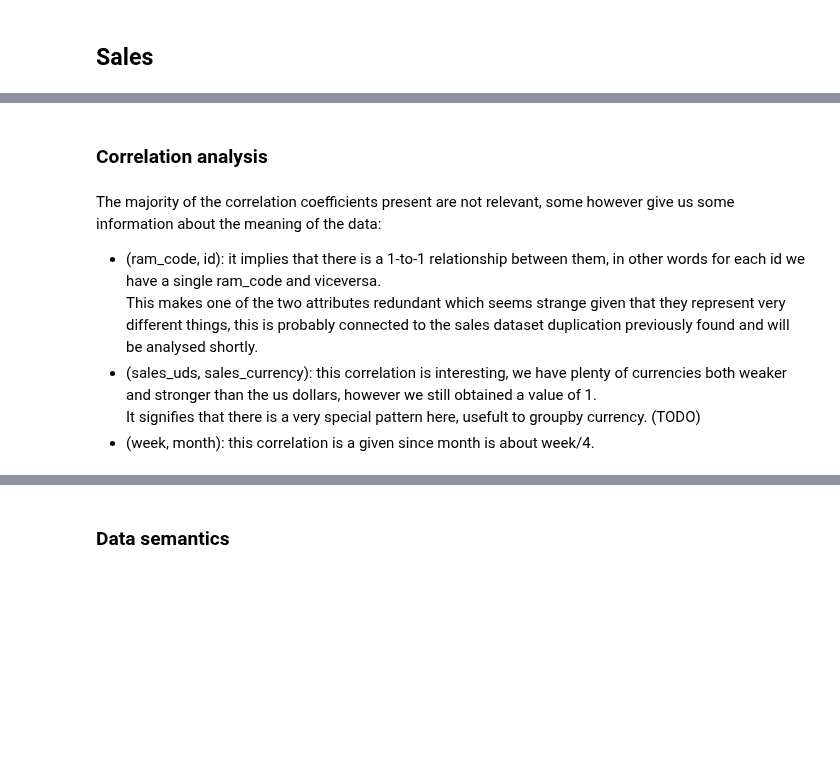
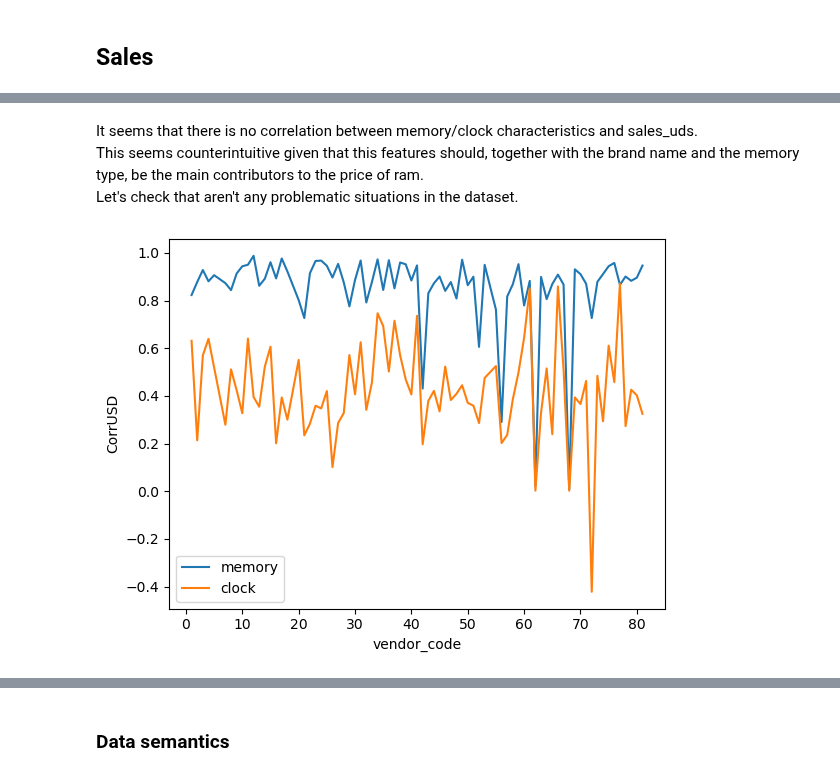
Before and after one commit to adettori/Data-Mining-DM-2020-project, a Jupyter notebook: dm2020-2-task1.ipynb, the cells around one changed output, grey strips where cells are left out. Saved outputs shown, nothing was run; the diff lists cells and outputs as text; code cells hidden in the pictures; blank space fills up the shorter version.

```diff
--- a/dm2020-2-task1.ipynb
+++ b/dm2020-2-task1.ipynb
@@ -203,2 +390,0 @@ Removing the outliers should solve the issue.
-# %% [markdown]
-### Correlation analysis
@@ -211,7 +391,10 @@ plt.show()
-# %% [markdown]
-The majority of the correlation coefficients present are not relevant, some however give us some information about the meaning of the data:
-- (ram_code, id): it implies that there is a 1-to-1 relationship between them, in other words for each id we have a single ram_code and viceversa.
-    This makes one of the two attributes redundant which seems strange given that they represent very different things, this is probably connected to the sales dataset duplication previously found and will be analysed shortly.
-- (sales_uds, sales_currency): this correlation is interesting, we have plenty of currencies both weaker and stronger than the us dollars, however we still obtained a value of 1.
-    It signifies that there is a very special pattern here, usefult to groupby currency. (TODO)
-- (week, month): this correlation is a given since month is about week/4.
+# %% [markdown]
+It seems that there is no correlation between memory/clock characteristics and sales_uds.
+This seems counterintuitive given that this features should, together with the brand name and the memory type, be the main contributors to the price of ram.
+Let's check that aren't any problematic situations in the dataset.
+# %%
+df_sales_merged.groupby("vendor_code")[["memory", "clock"]].corrwith(df_sales_merged["sales_uds"]).plot()
+plt.ylabel("CorrUSD")
+plt.show()
+# %% [output]
+[figure, added]
```
Also changed, not shown: parts of 99 cells of this notebook.
